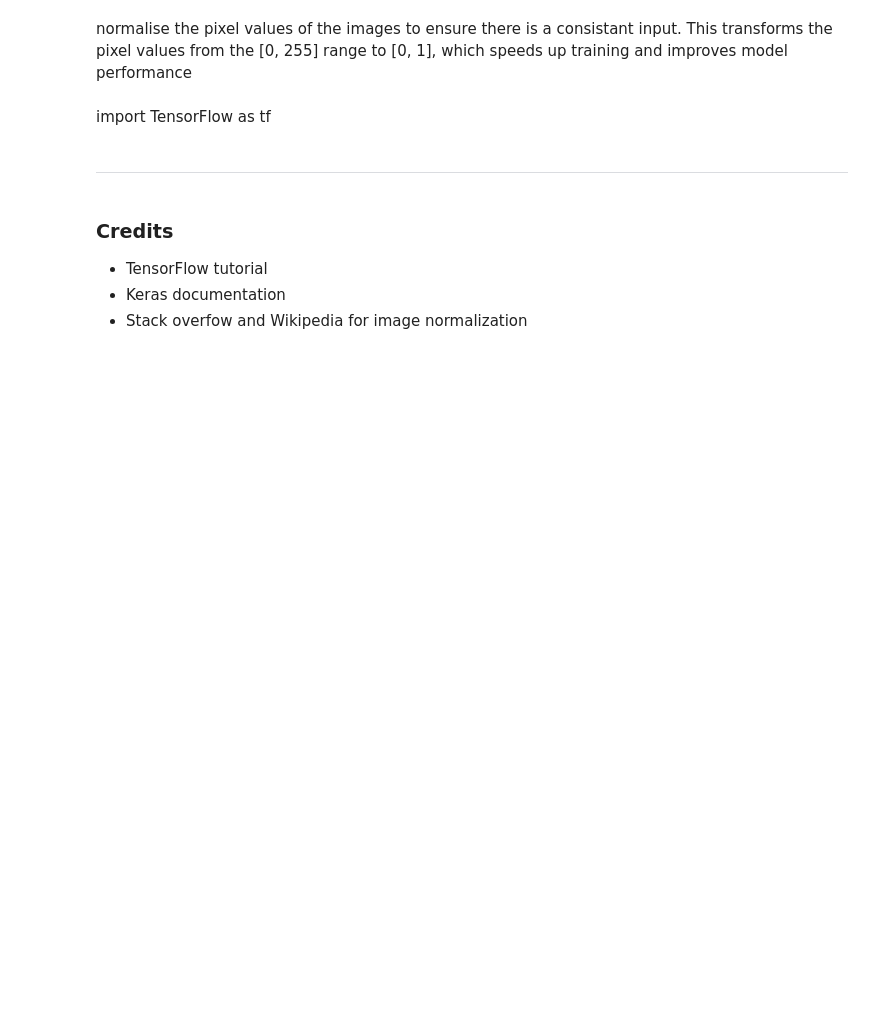
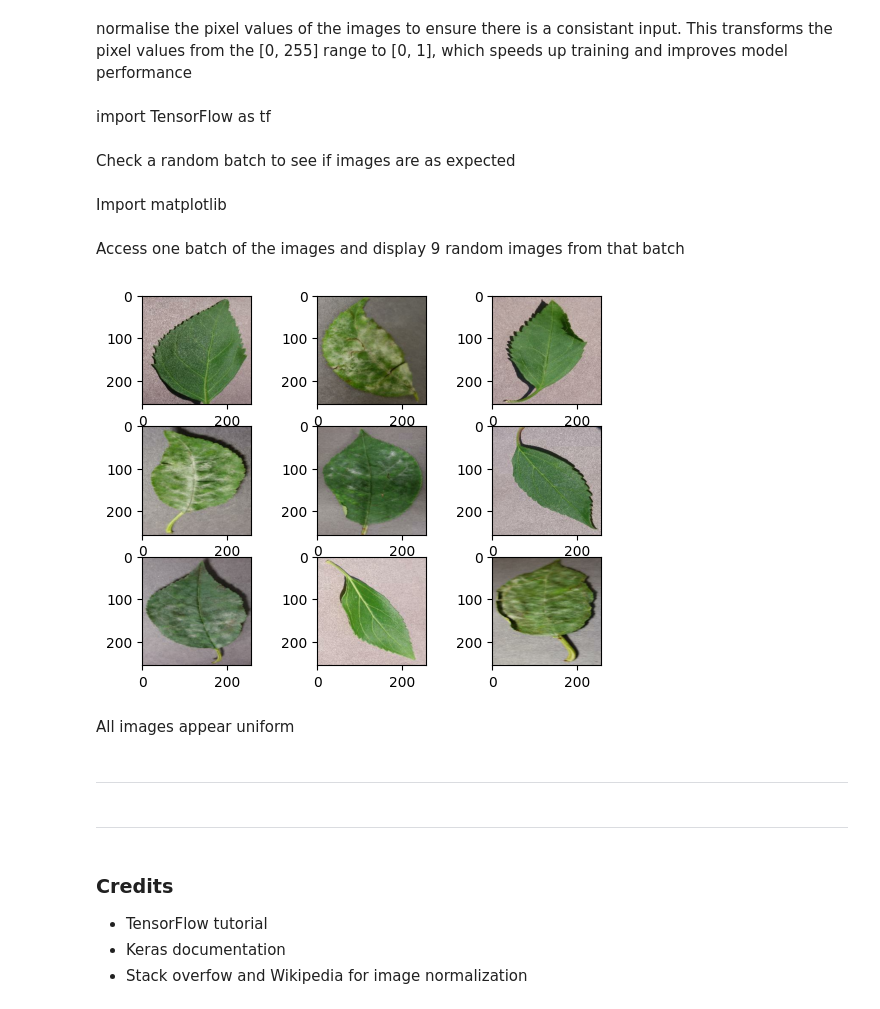
Before and after one commit to NorfolkTate/milestone-project-mildew-detection-in-cherry-leaves, a Jupyter notebook: jupyter_notebooks/4_model_development.ipynb, the cells around one changed output. Saved outputs shown, nothing was run; the diff lists cells and outputs as text; code cells hidden in the pictures; blank space fills up the shorter version.

Commit message:
add image display of random dataset batch

```diff
--- a/jupyter_notebooks/4_model_development.ipynb
+++ b/jupyter_notebooks/4_model_development.ipynb
@@ -138,3 +138,7 @@ normalization_layer = tf.keras.layers.Rescaling(1./255)
 train_ds = train_ds.map(lambda x, y: (normalization_layer(x), y))
 val_ds = val_ds.map(lambda x, y: (normalization_layer(x), y))
 test_ds = test_ds.map(lambda x, y: (normalization_layer(x), y))
+# %% [markdown]
+Check a random batch to see if images are as expected
+# %% [markdown]
+Import matplotlib
@@ -141,3 +147,18 @@ test_ds = test_ds.map(lambda x, y: (normalization_layer(x), y))
+# %% [markdown]
+Access one batch of the images and display 9 random images from that batch
+# %%
+for images, labels in train_ds.take(1):
+    plt.figure
+    for i in range(9):
+        ax = plt.subplot(3, 3, i + 1)
+        plt.imshow(images[i].numpy())
+    break
+# %% [output]
+[figure, added]
+# %% [markdown]
+All images appear uniform
+# %% [markdown]
+---
 # %% [markdown]
 ---
 # %% [markdown]
```
Also changed, not shown: parts of 1 cell of this notebook.
